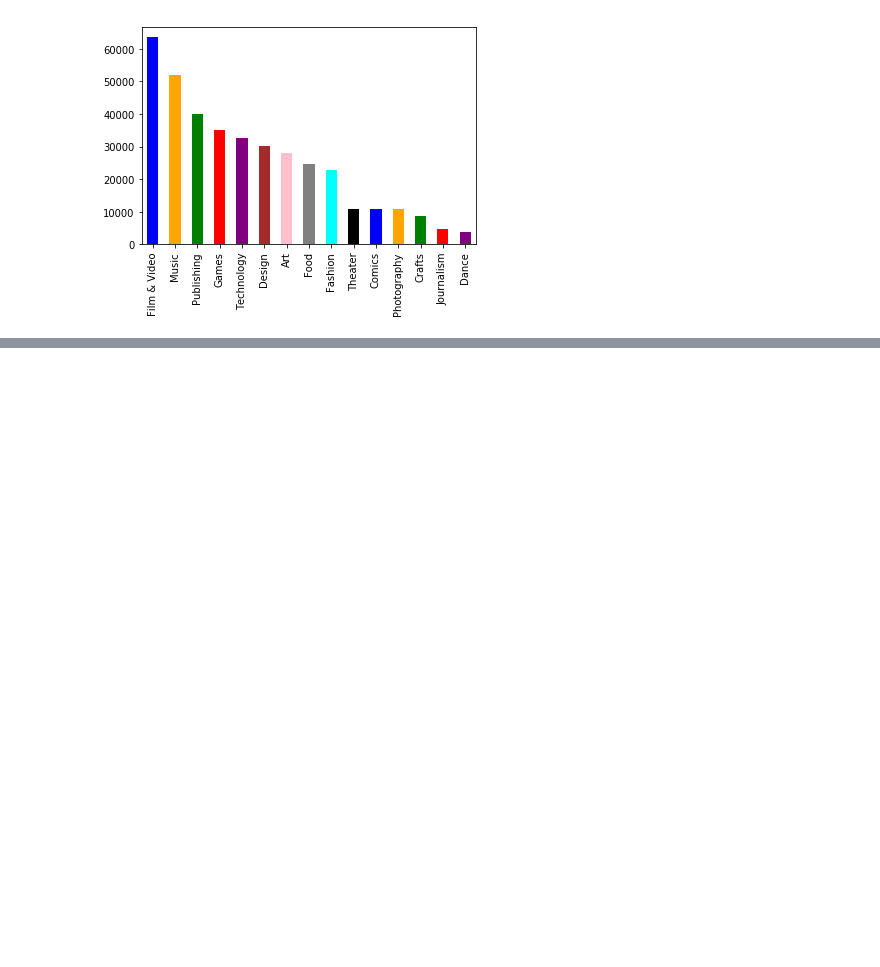
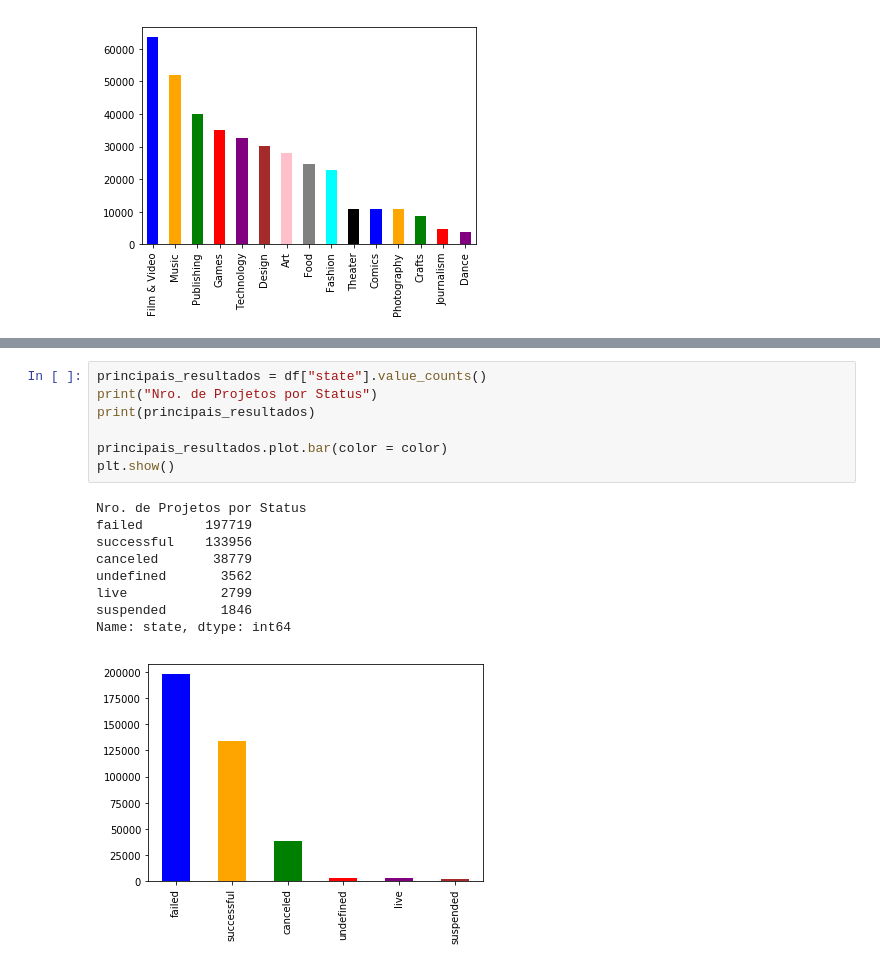
Before and after one commit to victormazevedo/kickstart-random-forest-model, a Jupyter notebook: Kickstarter_Model.ipynb, the cells around one changed output, grey strips where cells are left out. Drawn from its saved outputs; the diff is of its cells as text; blank space fills up the shorter version.

```diff
--- a/Kickstarter_Model.ipynb
+++ b/Kickstarter_Model.ipynb
@@ -209,0 +244,17 @@ Name: currency, dtype: int64
+# %%
+principais_resultados = df["state"].value_counts()
+print("Nro. de Projetos por Status")
+print(principais_resultados)
+
+principais_resultados.plot.bar(color = color)
+plt.show()
+# %% [output]
+Nro. de Projetos por Status
+failed        197719
+successful    133956
+canceled       38779
+undefined       3562
+live            2799
+suspended       1846
+Name: state, dtype: int64
+[figure, added]
```
Also changed, not shown: parts of 7 cells of this notebook.
